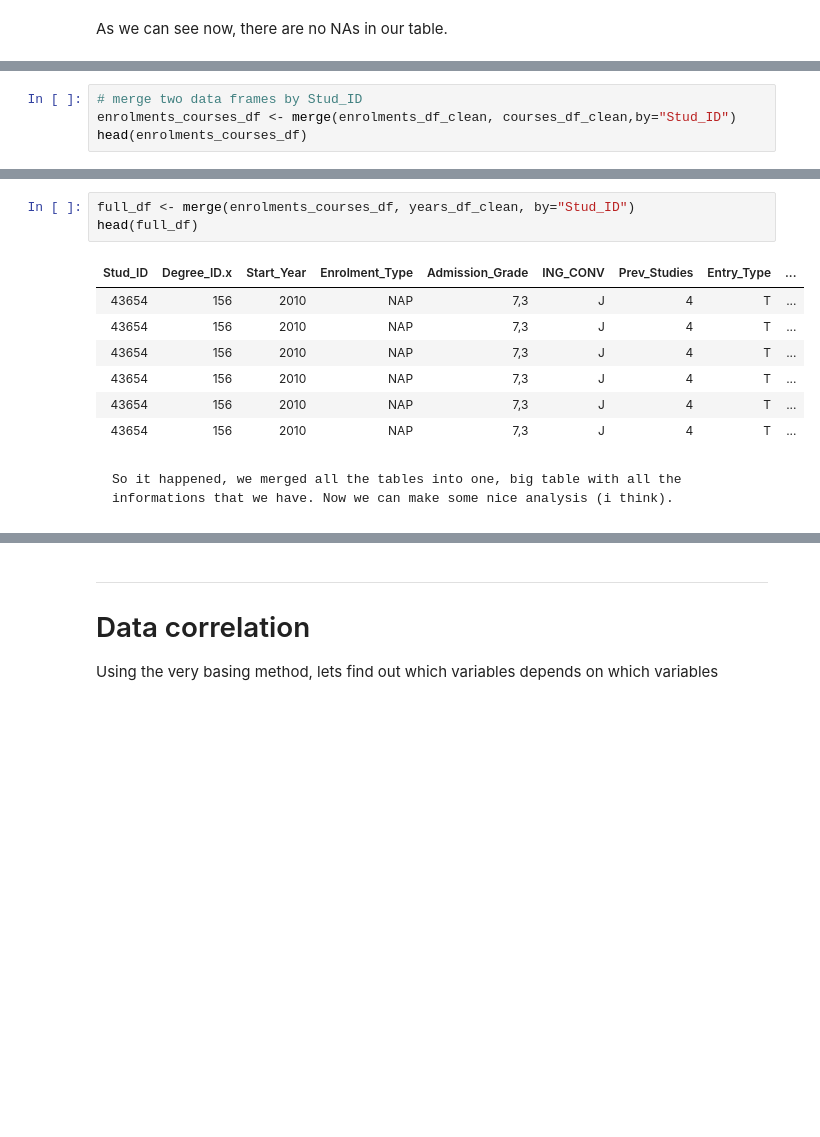
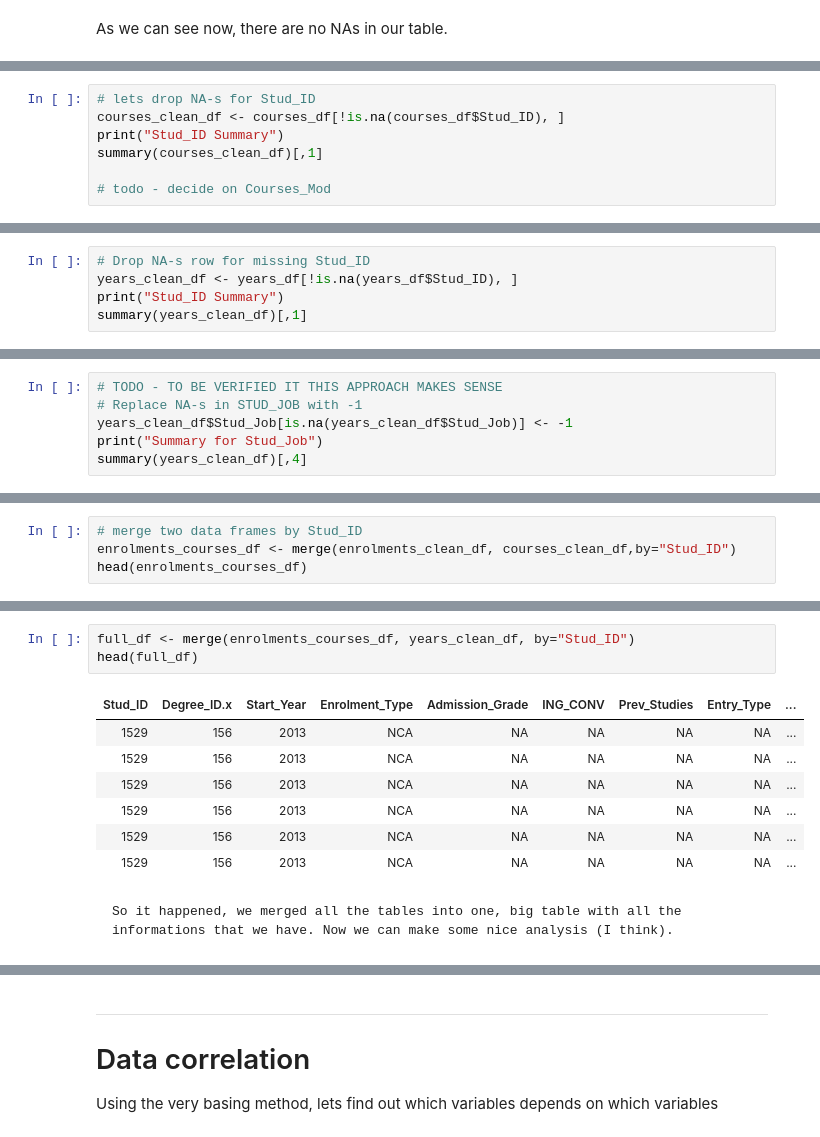
Before and after one commit to adamKuzanski/EduucatonalDataAnalysis, a Jupyter notebook: dataAnalysis.ipynb, the cells around one changed output, grey strips where cells are left out. Cells and saved outputs as stored; diff of their text form; blank space fills up the shorter version.

```diff
--- a/dataAnalysis.ipynb
+++ b/dataAnalysis.ipynb
@@ -400,0 +476,7 @@ Now we will do the same for those two tables
+# %%
+# lets drop NA-s for Stud_ID
+courses_clean_df <- courses_df[!is.na(courses_df$Stud_ID), ]
+print("Stud_ID Summary")
+summary(courses_clean_df)[,1]
+
+# todo - decide on Courses_Mod
@@ -496,0 +541,5 @@ summary(years_df_clean)
+# %%
+# Drop NA-s row for missing Stud_ID
+years_clean_df <- years_df[!is.na(years_df$Stud_ID), ]
+print("Stud_ID Summary")
+summary(years_clean_df)[,1]
@@ -496,0 +551,6 @@ summary(years_df_clean)
+# %%
+# TODO - TO BE VERIFIED IT THIS APPROACH MAKES SENSE
+# Replace NA-s in STUD_JOB with -1
+years_clean_df$Stud_Job[is.na(years_clean_df$Stud_Job)] <- -1
+print("Summary for Stud_Job")
+summary(years_clean_df)[,4]
@@ -541,6 +609,6 @@ head(courses_df_clean)
 # %%
 # merge two data frames by Stud_ID
-enrolments_courses_df <- merge(enrolments_df_clean, courses_df_clean,by="Stud_ID")
+enrolments_courses_df <- merge(enrolments_clean_df, courses_clean_df,by="Stud_ID")
 head(enrolments_courses_df)
 # %% [output]
 | Stud_ID | Degree_ID.x | Start_Year | Enrolment_Type | Admission_Grade | ING_CONV | Prev_Studies | Entry_Type | ... |
@@ -575,13 +639,13 @@ I dont say it is perfect, I think it could be imporved by reversing what we drop
 # %%
-full_df <- merge(enrolments_courses_df, years_df_clean, by="Stud_ID")
+full_df <- merge(enrolments_courses_df, years_clean_df, by="Stud_ID")
 head(full_df)
 # %% [output]
 | Stud_ID | Degree_ID.x | Start_Year | Enrolment_Type | Admission_Grade | ING_CONV | Prev_Studies | Entry_Type | ... |
-| 43654 | 156 | 2010 | NAP | 7,3 | J | 4 | T | ... |
-| 43654 | 156 | 2010 | NAP | 7,3 | J | 4 | T | ... |
-| 43654 | 156 | 2010 | NAP | 7,3 | J | 4 | T | ... |
-| 43654 | 156 | 2010 | NAP | 7,3 | J | 4 | T | ... |
-| 43654 | 156 | 2010 | NAP | 7,3 | J | 4 | T | ... |
-| 43654 | 156 | 2010 | NAP | 7,3 | J | 4 | T | ... |
+| 1529 | 156 | 2013 | NCA | NA | NA | NA | NA | ... |
+| 1529 | 156 | 2013 | NCA | NA | NA | NA | NA | ... |
+| 1529 | 156 | 2013 | NCA | NA | NA | NA | NA | ... |
+| 1529 | 156 | 2013 | NCA | NA | NA | NA | NA | ... |
+| 1529 | 156 | 2013 | NCA | NA | NA | NA | NA | ... |
+| 1529 | 156 | 2013 | NCA | NA | NA | NA | NA | ... |
 # %% [markdown]
-    So it happened, we merged all the tables into one, big table with all the informations that we have. Now we can make some nice analysis (i think).
+    So it happened, we merged all the tables into one, big table with all the informations that we have. Now we can make some nice analysis (I think).
```
Also changed, not shown: parts of 41 cells of this notebook.
